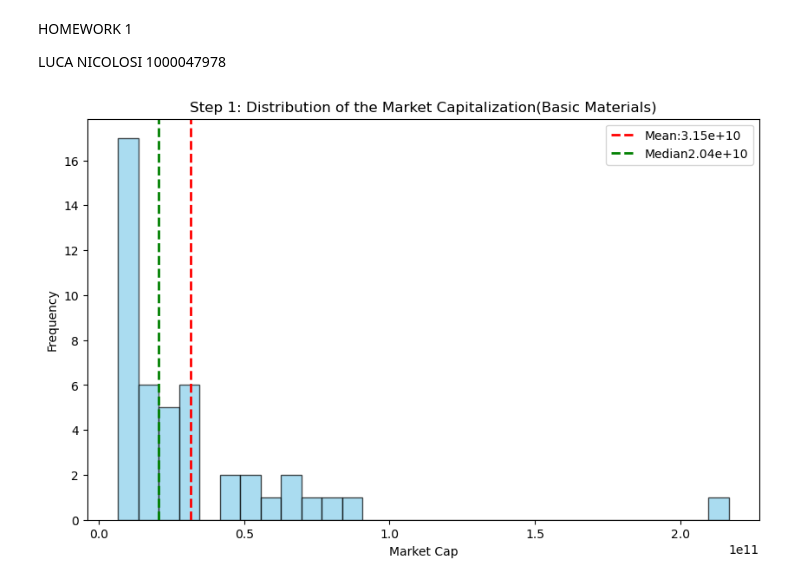
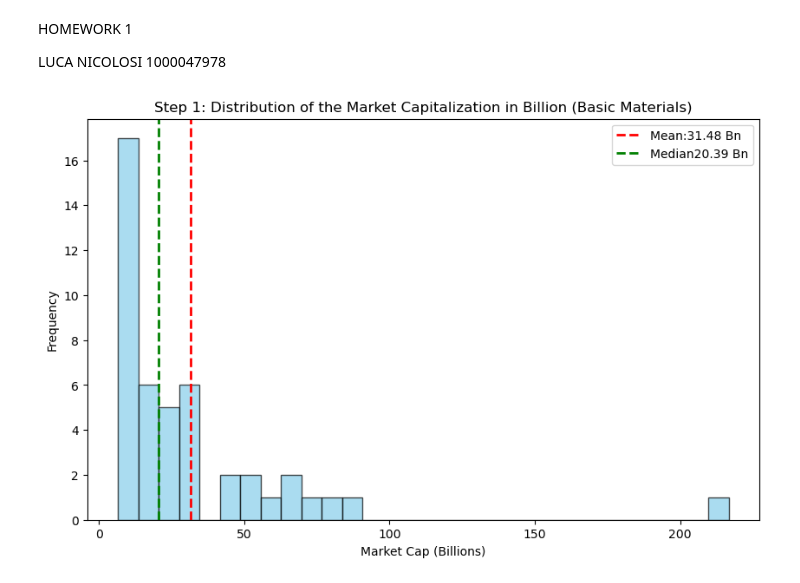
Before and after one commit to luc-nic/Luca-Nicolosi, a Jupyter notebook: Homework_1.ipynb, the cells around one changed output. Saved outputs shown, nothing was run; the diff lists cells and outputs as text; code cells hidden in the pictures.

Commit message:
Step 5 Completed

```diff
--- a/Homework_1.ipynb
+++ b/Homework_1.ipynb
@@ -19,20 +19,22 @@ df_sector = df_clean[df_clean['sector'] == 'Basic Materials'].copy() # I'm selec
 # %%
 # STEP 1
 
+df_sector['market_cap_b'] = df_sector['market_cap'] / 1e9 # I'm creating a new variable which includes the market_cap variable in billion
+
 plt.figure(figsize=(10,6)) # here I'm setting the dimension of the plot. 10 indicates the width and 6 the height
 
-plt.hist(df_sector['market_cap'], bins= 30, color= 'skyblue', edgecolor= 'black', alpha = 0.7) # I'm creating the histogram based on df_sector. Bins = 30 means that the histogram is going to have 30 columns.
+plt.hist(df_sector['market_cap_b'], bins= 30, color= 'skyblue', edgecolor= 'black', alpha = 0.7) # I'm creating the histogram based on df_sector. Bins = 30 means that the histogram is going to have 30 columns.
 
-mean_market_cap = df_sector['market_cap'].mean() # I'm computing the mean of the market_cap variable
-median_market_cap = df_sector['market_cap'].median() # I'm computing the median of the market_cap variable
+mean_market_cap = df_sector['market_cap_b'].mean() # I'm computing the mean of the market_cap variable
+median_market_cap = df_sector['market_cap_b'].median() # I'm computing the median of the market_cap variable
 
-plt.axvline(mean_market_cap, color = 'red', linestyle= 'dashed', linewidth = 2, label = f'Mean:{mean_market_cap:.2e}') # I'm adding into the histogram a line which indicates the mean  of the market_cap variable.
-plt.axvline(median_market_cap,color = 'green', linestyle = 'dashed', linewidth = 2, label = f'Median{median_market_cap:.2e}' ) # I'm addinto into the hostogram a line which indicates the median of the market_cap variable.
+plt.axvline(mean_market_cap, color = 'red', linestyle= 'dashed', linewidth = 2, label = f'Mean:{mean_market_cap:.2f} Bn') # I'm adding into the histogram a line which indicates the mean  of the market_cap variable.
+plt.axvline(median_market_cap,color = 'green', linestyle = 'dashed', linewidth = 2, label = f'Median{median_market_cap:.2f} Bn' ) # I'm addinto into the hostogram a line which indicates the median of the market_cap variable.
 
-plt.title('Step 1: Distribution of the Market Capitalization(Basic Materials)') # I'm adding the title of the plot
-plt.xlabel('Market Cap') # I'm adding a label for the x axis
+plt.title('Step 1: Distribution of the Market Capitalization in Billion (Basic Materials)') # I'm adding the title of the plot
+plt.xlabel('Market Cap (Billions)') # I'm adding a label for the x axis
 plt.ylabel('Frequency') # I'm adding a label for the y axis
 plt.legend() # I'm adding a legend
 plt.show()
 # %% [output]
-[figure, old version]
+[figure, new version]
```
Also changed, not shown: parts of 3 cells of this notebook.
